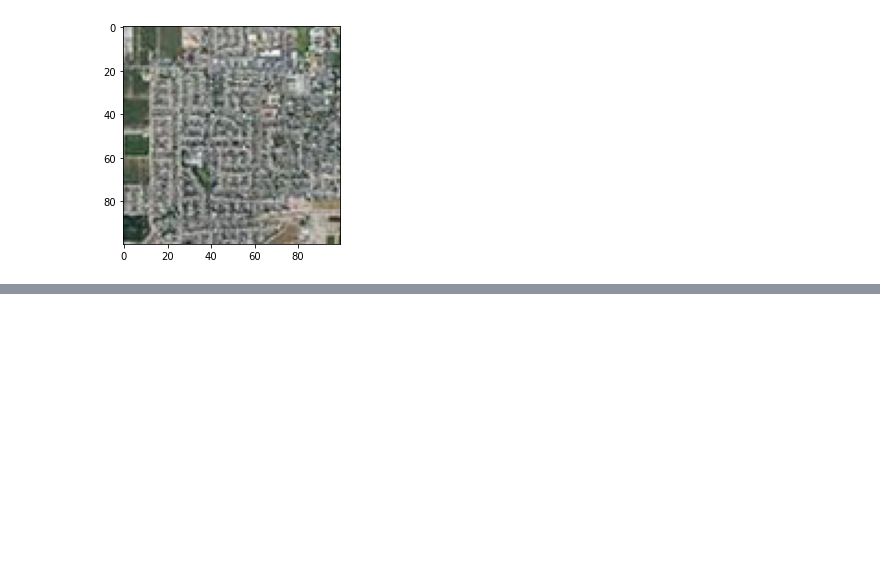
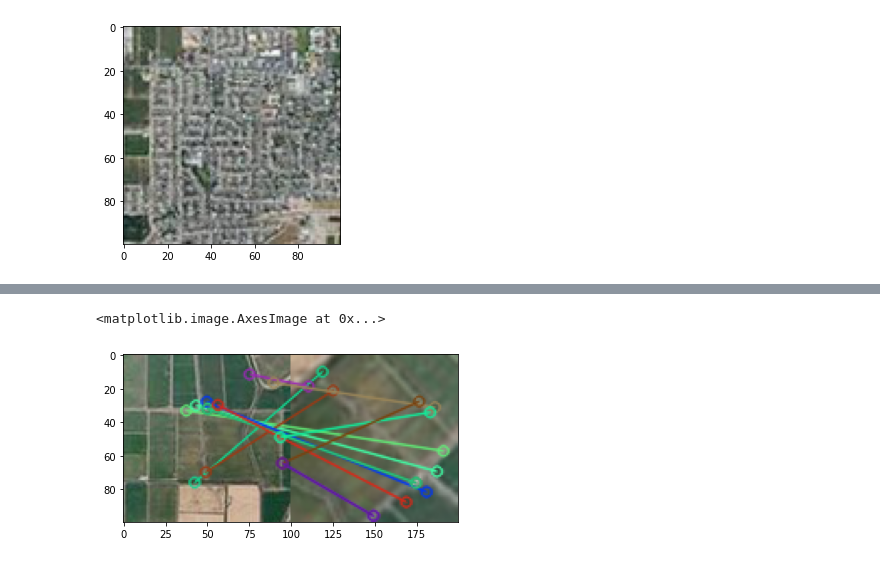
Before and after one commit to bpanguluru/data-gen-NASA-SLI, a Jupyter notebook: SIFT approach.ipynb, the cells around one changed output, grey strips where cells are left out. Drawn from its saved outputs; the diff is of its cells as text; code cells hidden in the pictures; blank space fills up the shorter version.

```diff
--- a/SIFT approach.ipynb
+++ b/SIFT approach.ipynb
@@ -55,2 +111,22 @@ for i in tiles:
 # %%
 #test with all our distorted images and see how many guesses come back right
+bf = cv2.BFMatcher(cv2.NORM_L1, crossCheck=True)
+acc_count = 0
+killed_imgs = 0
+
+for i in range(len(xtest_data)):  #for each test image
+
+    test_keypoints, test_descriptors = sift.detectAndCompute(xtest_data[i],None)      #calculate descriptor of that image
+    matches_counts = []
+    if test_descriptors is None:
+        print("no descriptor")
+        killed_imgs+=1
+        continue
+    for j in descriptorslist:                      #compare that discriptor with every descriptor of the 150 classifying images
+        matches = bf.match(j,test_descriptors)
+        matches_counts.append(len(matches))
+
+    guess = np.argmax(matches_counts)              #return which classifying image most matched the test image
+
+    if np.argmax(one_hots_dict[i]) == guess:      #if the guess is the same as the label, mark as correct
+        acc_count+=1
@@ -59,0 +167,10 @@ img3 = cv2.drawMatches(img1, keypoints_1, img2, keypoints_2, matches[:50], img2,
+# %%
+matches = bf.match(descriptorslist[check_number],test_descriptors)
+
+img3 = cv2.drawMatches(tiles[check_number], keypointslist[check_number], xtest_data[check_number], test_keypoints, matches, xtest_data[check_number], flags=2)
+# %%
+fig, ax = plt.subplots()
+ax.imshow(img3)
+# %% [output]
+<matplotlib.image.AxesImage at 0x...>
+[figure, added]
```
Also changed, not shown: parts of 7 cells of this notebook.
